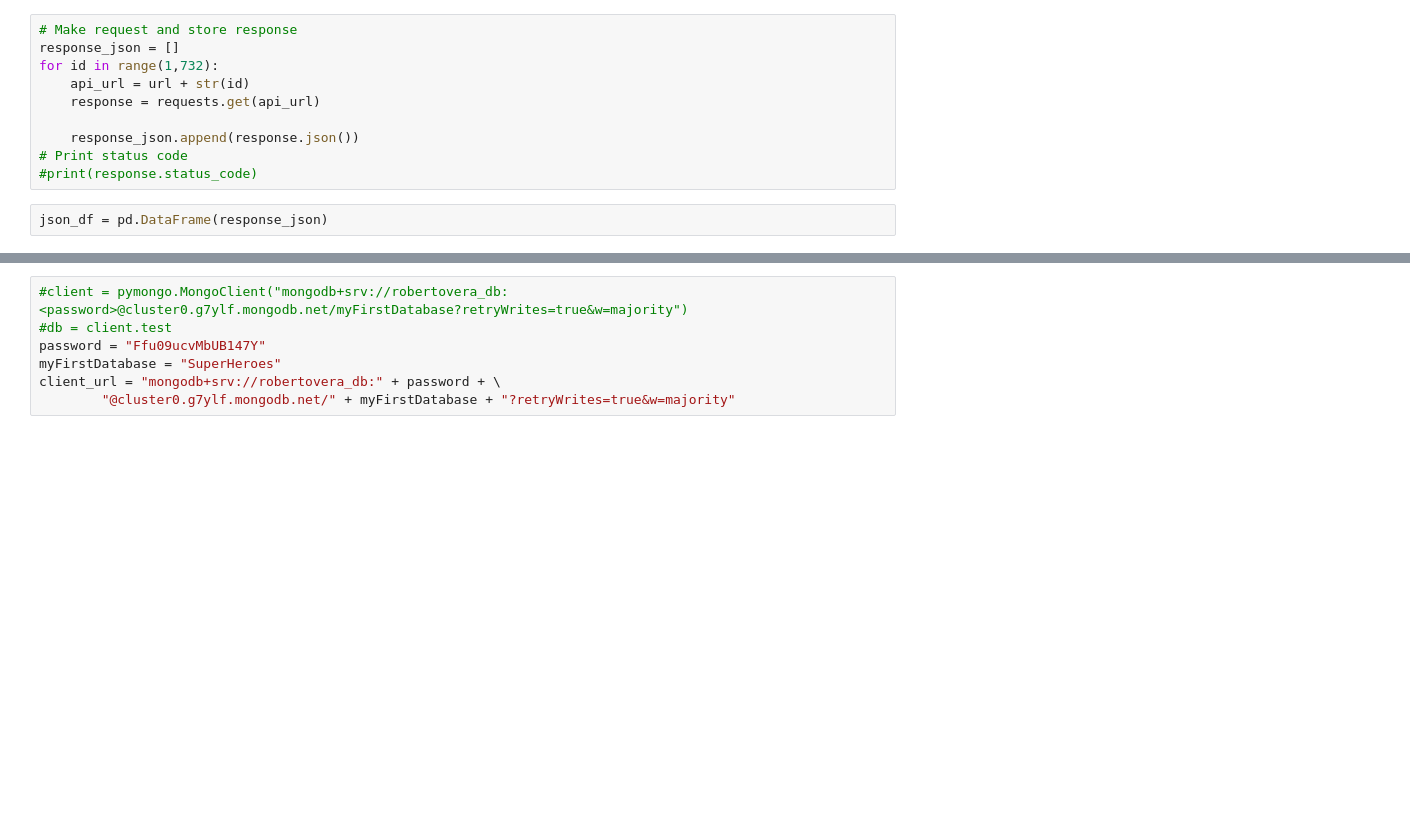
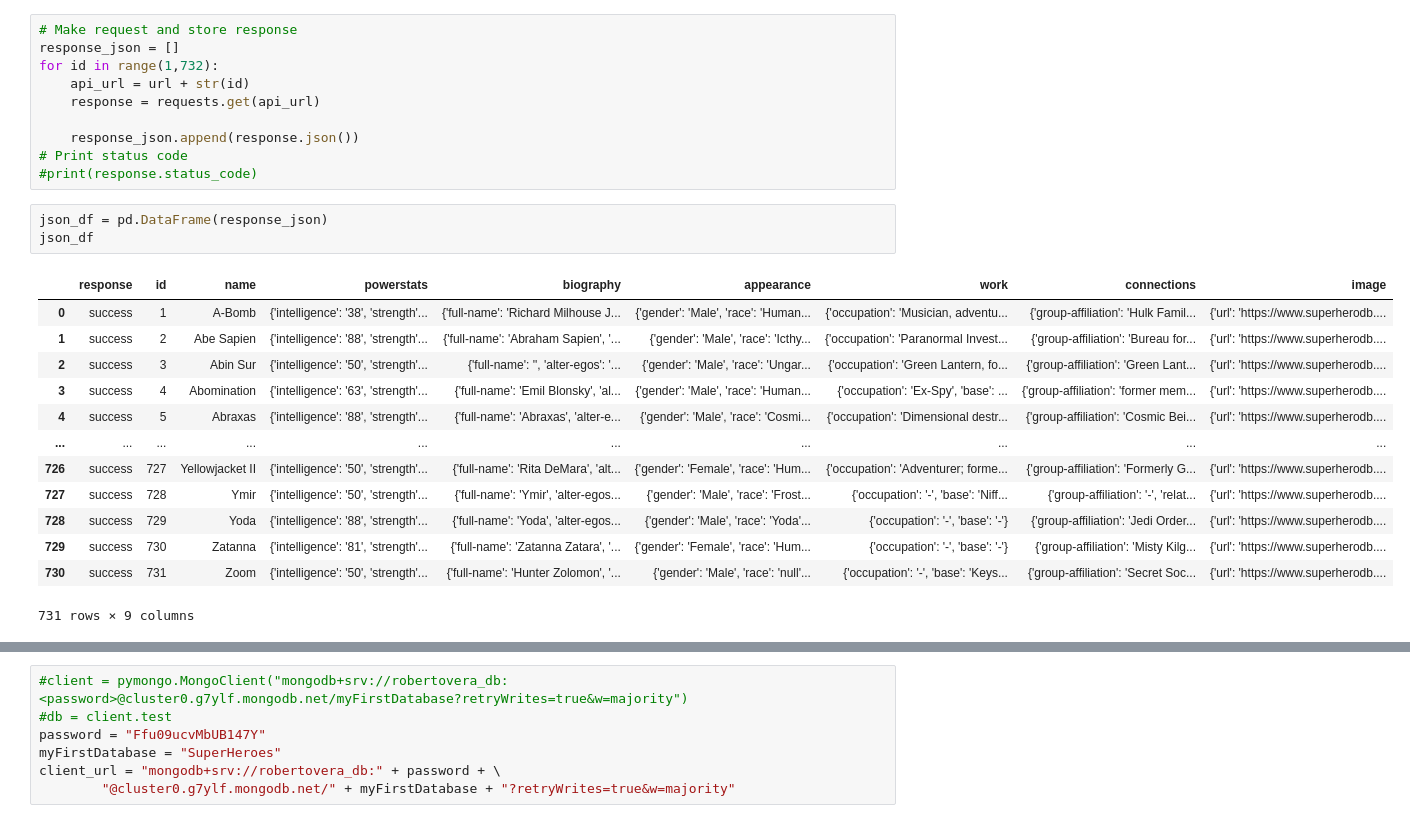
Before and after one commit to veraroberto/superheroapi, a Jupyter notebook: cleanDataBase.ipynb, the cells around one changed output, grey strips where cells are left out. Drawn from its saved outputs; the diff is of its cells as text; blank space fills up the shorter version.

```diff
--- a/cleanDataBase.ipynb
+++ b/cleanDataBase.ipynb
@@ -20,6 +20,21 @@ for id in range(1,732):
 #print(response.status_code)
 # %%
 json_df = pd.DataFrame(response_json)
+json_df
+# %% [output]
+|  | response | id | name | powerstats | biography | appearance | work | connections | image |
+| 0 | success | 1 | A-Bomb | {'intelligence': '38', 'strength'... | {'full-name': 'Richard Milhouse J... | {'gender': 'Male', 'race': 'Human... | {'occupation': 'Musician, adventu... | {'group-affiliation': 'Hulk Famil... | {'url': 'https://www.superherodb.... |
+| 1 | success | 2 | Abe Sapien | {'intelligence': '88', 'strength'... | {'full-name': 'Abraham Sapien', '... | {'gender': 'Male', 'race': 'Icthy... | {'occupation': 'Paranormal Invest... | {'group-affiliation': 'Bureau for... | {'url': 'https://www.superherodb.... |
+| 2 | success | 3 | Abin Sur | {'intelligence': '50', 'strength'... | {'full-name': '', 'alter-egos': '... | {'gender': 'Male', 'race': 'Ungar... | {'occupation': 'Green Lantern, fo... | {'group-affiliation': 'Green Lant... | {'url': 'https://www.superherodb.... |
+| 3 | success | 4 | Abomination | {'intelligence': '63', 'strength'... | {'full-name': 'Emil Blonsky', 'al... | {'gender': 'Male', 'race': 'Human... | {'occupation': 'Ex-Spy', 'base': ... | {'group-affiliation': 'former mem... | {'url': 'https://www.superherodb.... |
+| 4 | success | 5 | Abraxas | {'intelligence': '88', 'strength'... | {'full-name': 'Abraxas', 'alter-e... | {'gender': 'Male', 'race': 'Cosmi... | {'occupation': 'Dimensional destr... | {'group-affiliation': 'Cosmic Bei... | {'url': 'https://www.superherodb.... |
+| ... | ... | ... | ... | ... | ... | ... | ... | ... | ... |
+| 726 | success | 727 | Yellowjacket II | {'intelligence': '50', 'strength'... | {'full-name': 'Rita DeMara', 'alt... | {'gender': 'Female', 'race': 'Hum... | {'occupation': 'Adventurer; forme... | {'group-affiliation': 'Formerly G... | {'url': 'https://www.superherodb.... |
+| 727 | success | 728 | Ymir | {'intelligence': '50', 'strength'... | {'full-name': 'Ymir', 'alter-egos... | {'gender': 'Male', 'race': 'Frost... | {'occupation': '-', 'base': 'Niff... | {'group-affiliation': '-', 'relat... | {'url': 'https://www.superherodb.... |
+| 728 | success | 729 | Yoda | {'intelligence': '88', 'strength'... | {'full-name': 'Yoda', 'alter-egos... | {'gender': 'Male', 'race': 'Yoda'... | {'occupation': '-', 'base': '-'} | {'group-affiliation': 'Jedi Order... | {'url': 'https://www.superherodb.... |
+| 729 | success | 730 | Zatanna | {'intelligence': '81', 'strength'... | {'full-name': 'Zatanna Zatara', '... | {'gender': 'Female', 'race': 'Hum... | {'occupation': '-', 'base': '-'} | {'group-affiliation': 'Misty Kilg... | {'url': 'https://www.superherodb.... |
+| 730 | success | 731 | Zoom | {'intelligence': '50', 'strength'... | {'full-name': 'Hunter Zolomon', '... | {'gender': 'Male', 'race': 'null'... | {'occupation': '-', 'base': 'Keys... | {'group-affiliation': 'Secret Soc... | {'url': 'https://www.superherodb.... |
+731 rows × 9 columns
 # %%
 print(json_df.iloc[620]["powerstats"])
 # %% [output]
```
Also changed, not shown: parts of 6 cells of this notebook, 2 other files.
